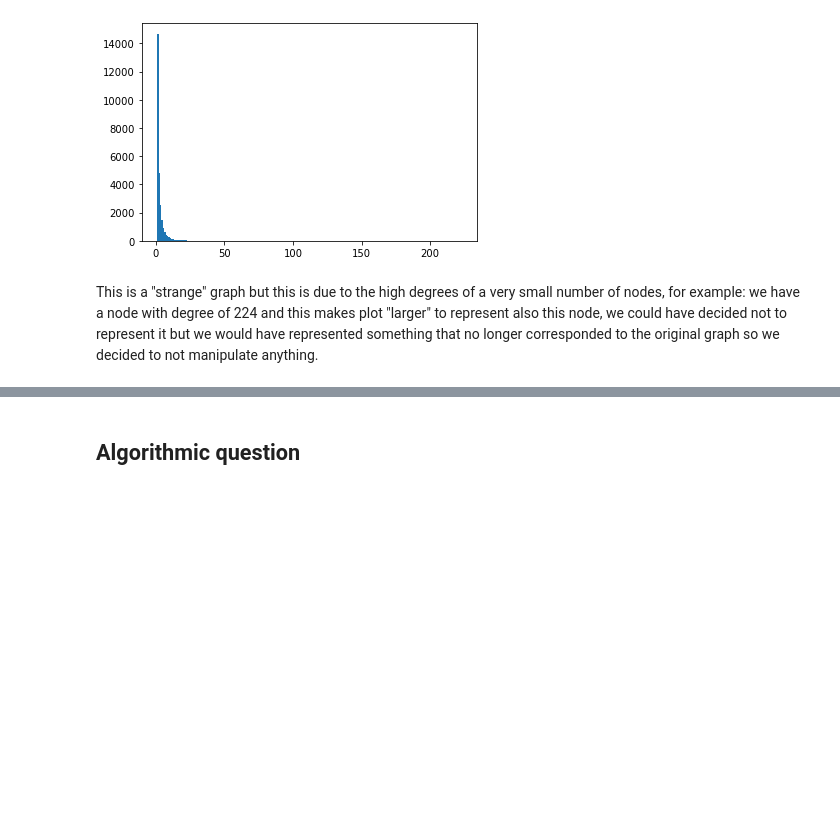
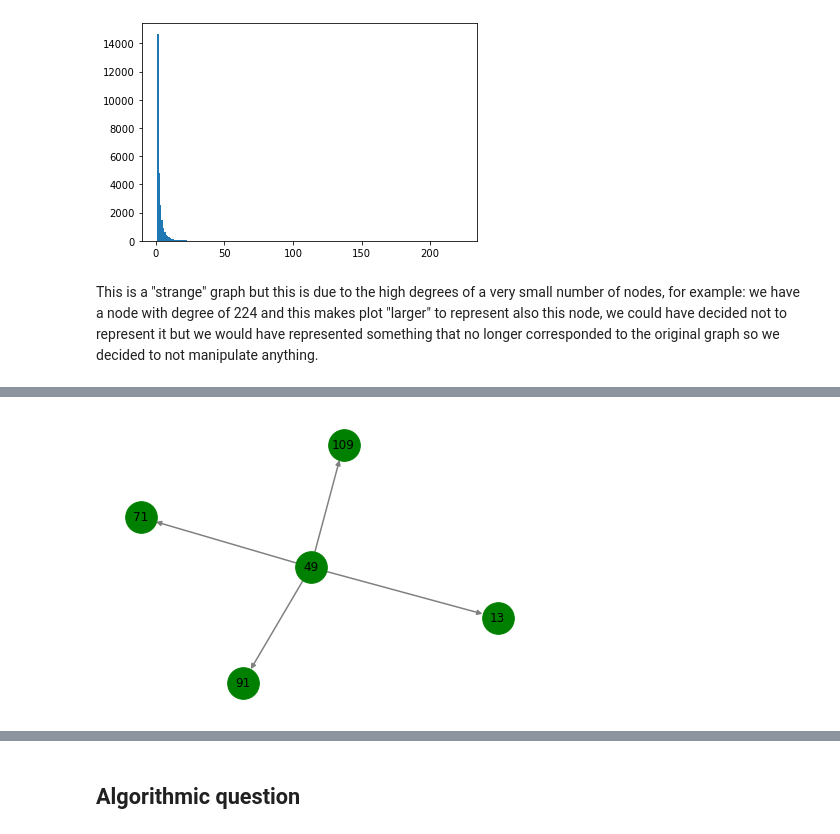
Before and after one commit to 1849300/ADM-HW5, a Jupyter notebook: main.ipynb, the cells around one changed output, grey strips where cells are left out. Drawn from its saved outputs; the diff is of its cells as text; code cells hidden in the pictures; blank space fills up the shorter version.

```diff
--- a/main.ipynb
+++ b/main.ipynb
@@ -61,0 +98,5 @@ graph.get_edge_data(fin[0][0], fin[0][1])
+# %%
+# Visualization of the importance of node 49 used for the prints of the betweennes
+ft.vis2(49, "2008-08-01", "2008-08-04")
+# %% [output]
+[figure, added]
```
Also changed, not shown: parts of 19 cells of this notebook, 2 other files.
